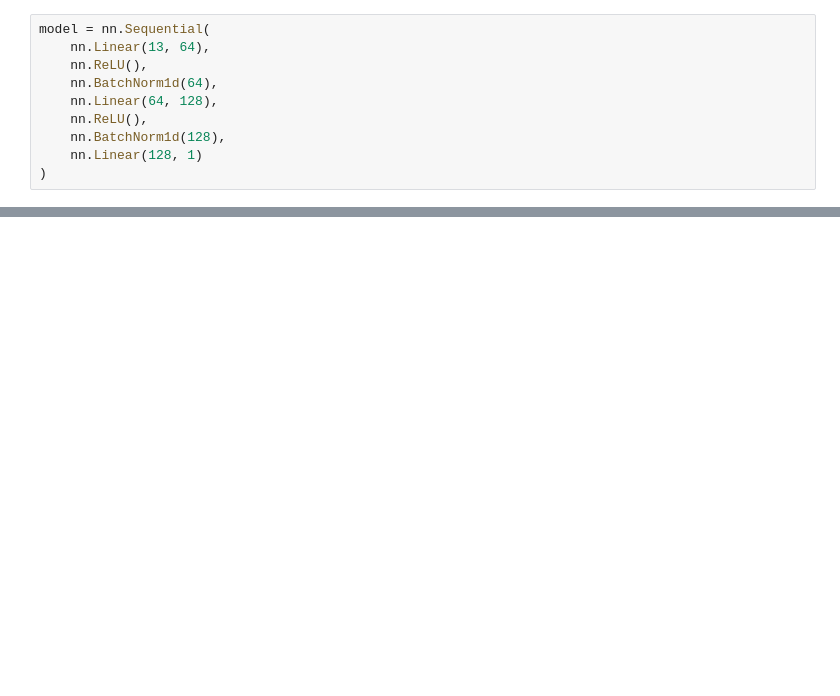
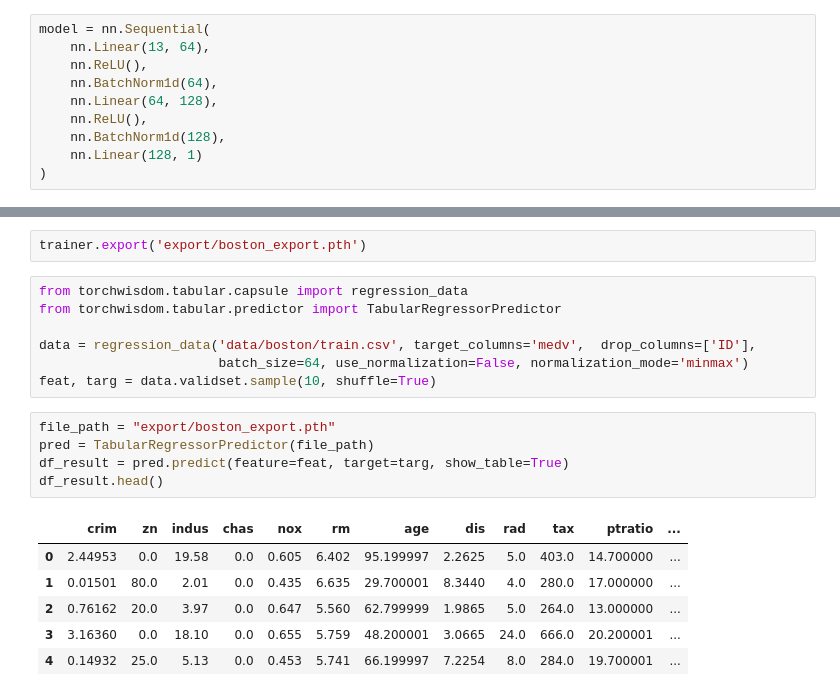
Before and after one commit to nunenuh/torchwisdom, a Jupyter notebook: example/TabularRegression.ipynb, the cells around one changed output, grey strips where cells are left out. Saved outputs shown, nothing was run; the diff lists cells and outputs as text; blank space fills up the shorter version.

```diff
--- a/example/TabularRegression.ipynb
+++ b/example/TabularRegression.ipynb
@@ -62,0 +74,21 @@ trainer.predict(tensor_data=feat[:10], target=targ[:10], show_table=True)
+# %%
+trainer.export('export/boston_export.pth')
+# %%
+from torchwisdom.tabular.capsule import regression_data
+from torchwisdom.tabular.predictor import TabularRegressorPredictor
+
+data = regression_data('data/boston/train.csv', target_columns='medv',  drop_columns=['ID'],
+                       batch_size=64, use_normalization=False, normalization_mode='minmax')
+feat, targ = data.validset.sample(10, shuffle=True)
+# %%
+file_path = "export/boston_export.pth"
+pred = TabularRegressorPredictor(file_path)
+df_result = pred.predict(feature=feat, target=targ, show_table=True)
+df_result.head()
+# %% [output]
+|  | crim | zn | indus | chas | nox | rm | age | dis | rad | tax | ptratio | ... |
+| 0 | 2.44953 | 0.0 | 19.58 | 0.0 | 0.605 | 6.402 | 95.199997 | 2.2625 | 5.0 | 403.0 | 14.700000 | ... |
+| 1 | 0.01501 | 80.0 | 2.01 | 0.0 | 0.435 | 6.635 | 29.700001 | 8.3440 | 4.0 | 280.0 | 17.000000 | ... |
+| 2 | 0.76162 | 20.0 | 3.97 | 0.0 | 0.647 | 5.560 | 62.799999 | 1.9865 | 5.0 | 264.0 | 13.000000 | ... |
+| 3 | 3.16360 | 0.0 | 18.10 | 0.0 | 0.655 | 5.759 | 48.200001 | 3.0665 | 24.0 | 666.0 | 20.200001 | ... |
+| 4 | 0.14932 | 25.0 | 5.13 | 0.0 | 0.453 | 5.741 | 66.199997 | 7.2254 | 8.0 | 284.0 | 19.700001 | ... |
```
Also changed, not shown: parts of 8 cells of this notebook, 6 other files.
